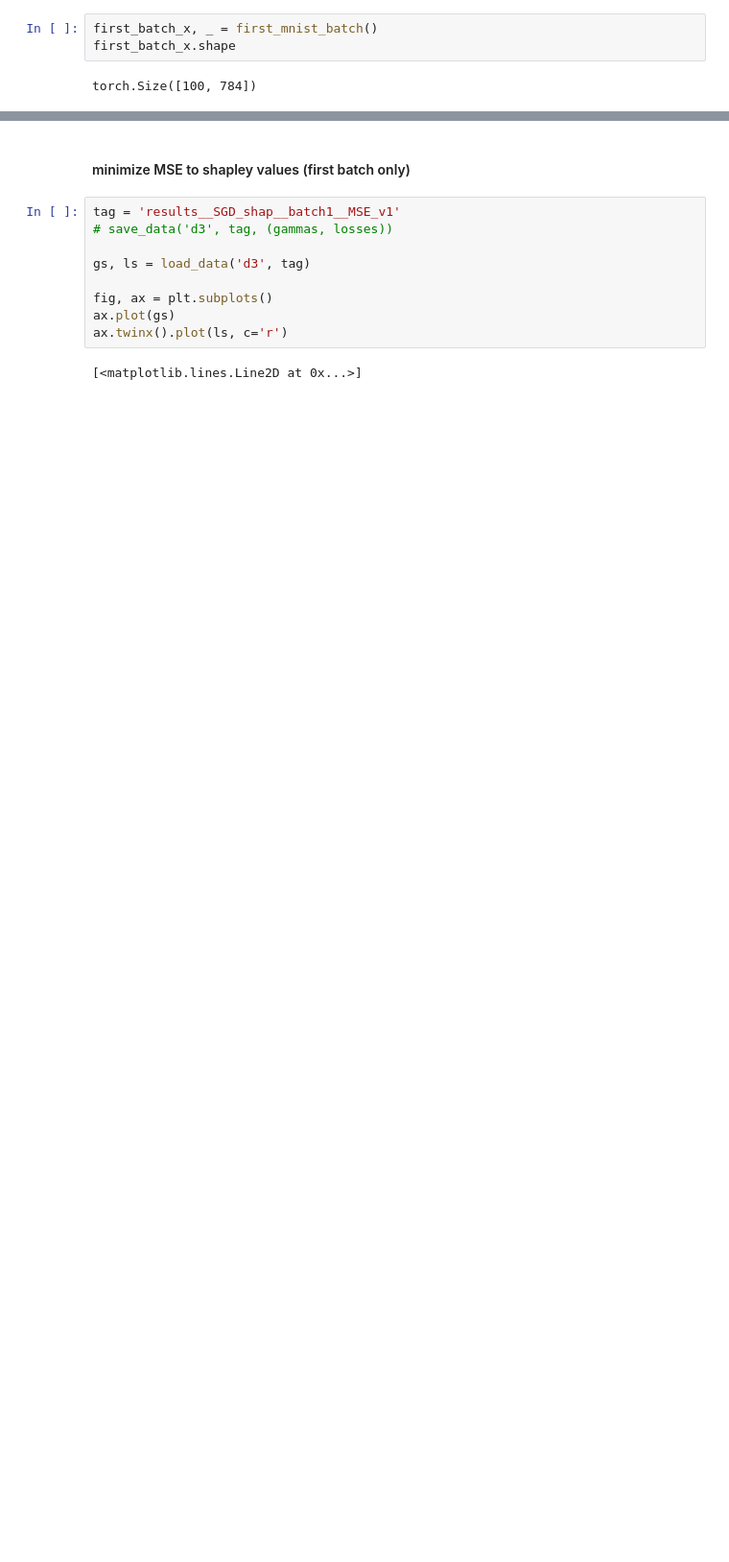
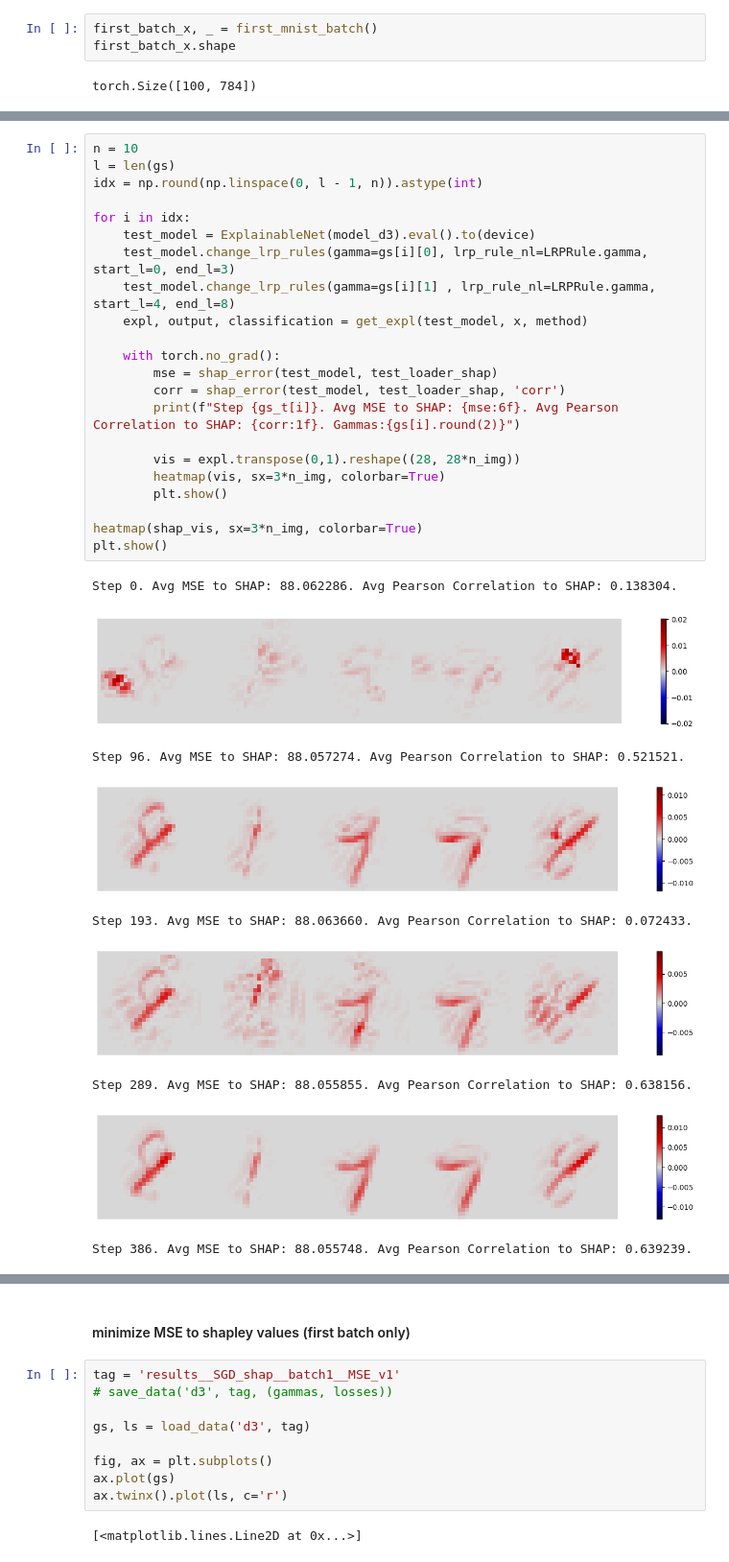
Before and after one commit to johannesmaess/investigation, a Jupyter notebook: shap-approximating-with-lrp-kessel.ipynb, the cells around one changed output, grey strips where cells are left out. Shown at 96% size. Drawn from its saved outputs; the diff is of its cells as text; blank space fills up the shorter version.

```diff
--- a/shap-approximating-with-lrp-kessel.ipynb
+++ b/shap-approximating-with-lrp-kessel.ipynb
@@ -320,0 +434,32 @@ for i in tqdm(range(n_epochs)):
+# %%
+n = 10
+l = len(gs)
+idx = np.round(np.linspace(0, l - 1, n)).astype(int)
+
+for i in idx:
+    test_model = ExplainableNet(model_d3).eval().to(device)
+    test_model.change_lrp_rules(gamma=gs[i][0], lrp_rule_nl=LRPRule.gamma, start_l=0, end_l=3)
+    test_model.change_lrp_rules(gamma=gs[i][1] , lrp_rule_nl=LRPRule.gamma, start_l=4, end_l=8)
+    expl, output, classification = get_expl(test_model, x, method)
+
+    with torch.no_grad():
+        mse = shap_error(test_model, test_loader_shap)
+        corr = shap_error(test_model, test_loader_shap, 'corr')
+        print(f"Step {gs_t[i]}. Avg MSE to SHAP: {mse:6f}. Avg Pearson Correlation to SHAP: {corr:1f}. Gammas:{gs[i].round(2)}")
+
+        vis = expl.transpose(0,1).reshape((28, 28*n_img))
+        heatmap(vis, sx=3*n_img, colorbar=True)
+        plt.show()
+
+heatmap(shap_vis, sx=3*n_img, colorbar=True)
+plt.show()
+# %% [output]
+Step 0. Avg MSE to SHAP: 88.062286. Avg Pearson Correlation to SHAP: 0.138304.
+[figure, added]
+Step 96. Avg MSE to SHAP: 88.057274. Avg Pearson Correlation to SHAP: 0.521521.
+[figure, added]
+Step 193. Avg MSE to SHAP: 88.063660. Avg Pearson Correlation to SHAP: 0.072433.
+[figure, added]
+Step 289. Avg MSE to SHAP: 88.055855. Avg Pearson Correlation to SHAP: 0.638156.
+[figure, added]
+Step 386. Avg MSE to SHAP: 88.055748. Avg Pearson Correlation to SHAP: 0.639239.
```
Also changed, not shown: parts of 43 cells of this notebook, 6 other files.
